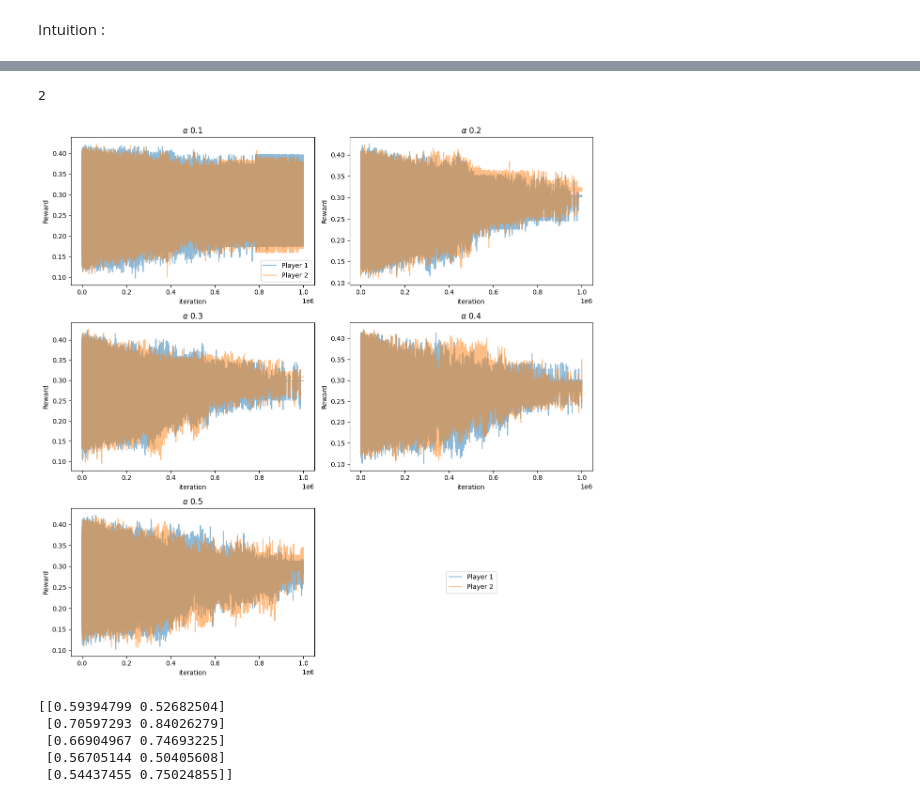
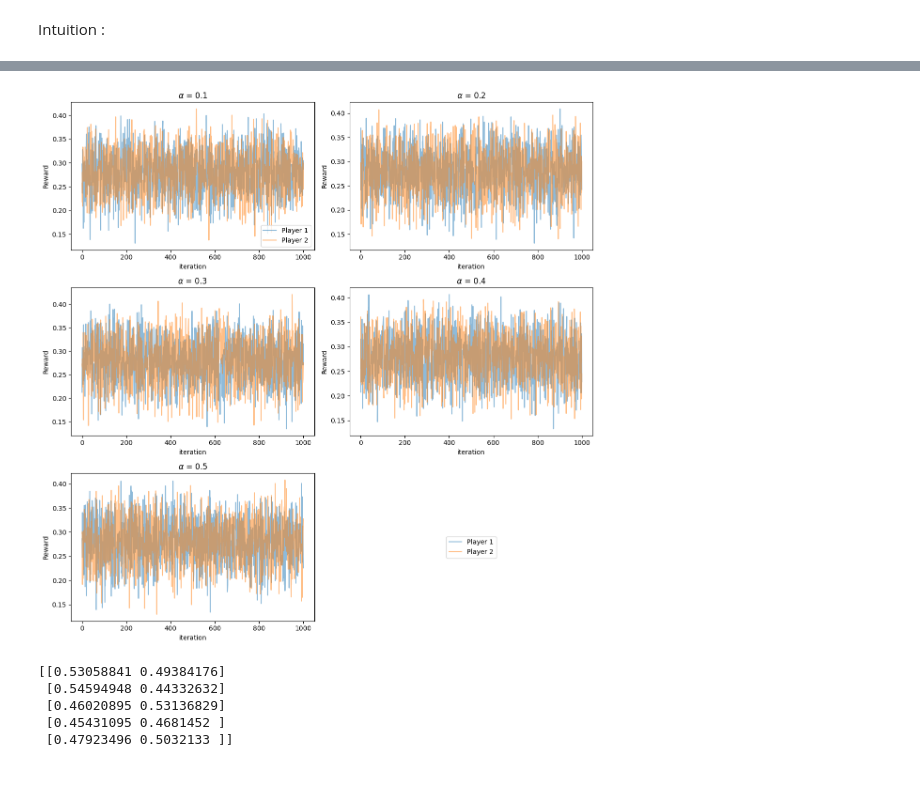
Before and after one commit to Suzie14/RLandPricing, a Jupyter notebook: notebooks/var_alpha.ipynb, the cells around one changed output, grey strips where cells are left out. Drawn from its saved outputs; the diff is of its cells as text; code cells hidden in the pictures.

```diff
--- a/notebooks/var_alpha.ipynb
+++ b/notebooks/var_alpha.ipynb
@@ -46,7 +46,7 @@ for alpha in [0.1,0.2,0.3,0.4,0.5]:
             agent.s_ind = s_ind
 
         # Phase itérative
-        for t in range(10**6):
+        for t in range(1000):
             # Actions et état t+1
             for agent in agents:
                 agent.a_ind = agent.get_next_action()
@@ -105,11 +120,4 @@ array([0.28902556, 0.28101081, 0.23518098, ..., 0.31225591, 0.20982804,
-# %%
-len(aggregated_agents[graph_num][0])
-# %% [output]
-2
 # %%
-import matplotlib.pyplot as plt
-import numpy as np
-
 num_players = 2
 num_graphs = len(aggregated_agents)
 alpha = [0.1, 0.2, 0.3, 0.4, 0.5]
@@ -129,38 +137,38 @@ for graph_num in range(num_graphs):
         ax.plot(aggregated_agents[graph_num][:, player], alpha=0.5, label=f'Player {player + 1}')
 
     # Set the title of the subplot with the corresponding period
-    ax.set_title(f'$\\alpha$ {alpha[graph_num]}')
+    ax.set_title(f'$\\alpha$ = {alpha[graph_num]}')
 
     # Set the labels of the subplot
     ax.set_xlabel('iteration')
     ax.set_ylabel('Reward')
 
     # Add a legend to the first subplot
     if graph_num == 0:
         ax.legend()
 
 # Remove any unused subplots
 if num_graphs < 5:
     for i in range(num_graphs, 5):
         fig.delaxes(axes[i])
 
 # Create a legend in the last subplot
 legend_ax = axes[-1]
 legend_ax.axis('off')
 
 # Get the legend handles and labels from the first subplot
 handles, labels = axes[0].get_legend_handles_labels()
 
 # Create the legend in the last subplot
 legend_ax.legend(handles, labels, loc='center')
 
 # Adjust the spacing between subplots
 plt.tight_layout()
 
 # Display the figure
 plt.show()
 # %% [output]
-[figure, old version]
+[figure, new version]
 # %%
 prices = pr.PriceOptimizer()
 collusion_profit, collusion_prices = prices.CollusionPrice()
@@ -178,11 +186,11 @@ for i in range (len(aggregated_agents)):
 
 print(DRmean)
 # %% [output]
-[[0.59394799 0.52682504]
- [0.70597293 0.84026279]
- [0.66904967 0.74693225]
- [0.56705144 0.50405608]
- [0.54437455 0.75024855]]
+[[0.53058841 0.49384176]
+ [0.54594948 0.44332632]
+ [0.46020895 0.53136829]
+ [0.45431095 0.4681452 ]
+ [0.47923496 0.5032133 ]]
 # %%
 av = np.mean(DRmean, axis=1)
 print(av)
```
Also changed, not shown: parts of 3 cells of this notebook, 7 other files.
